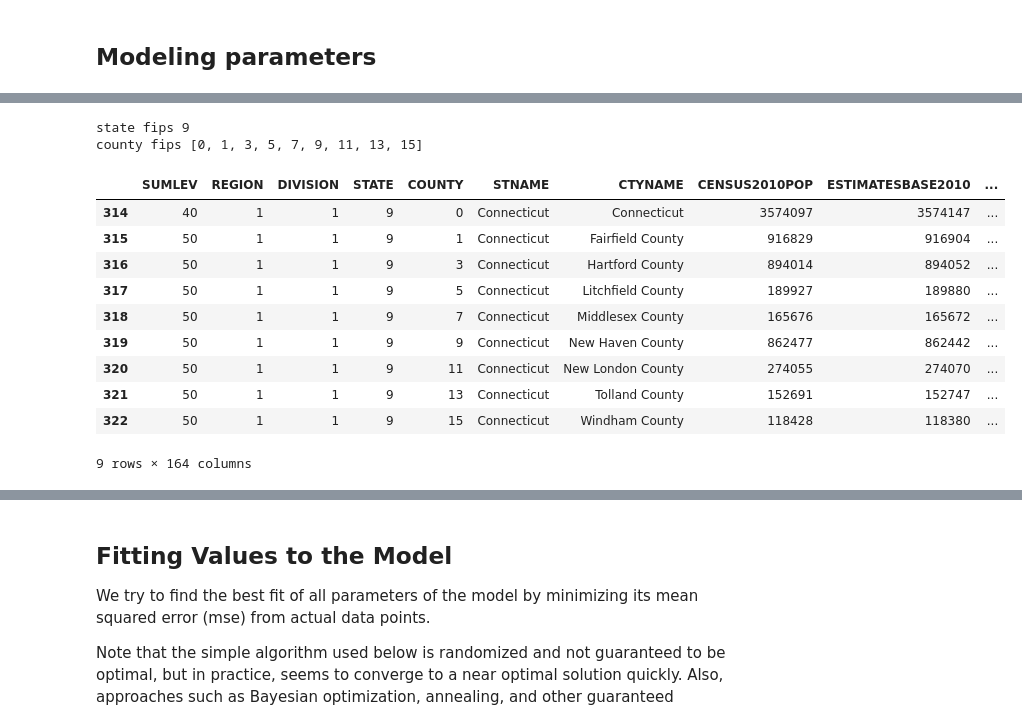
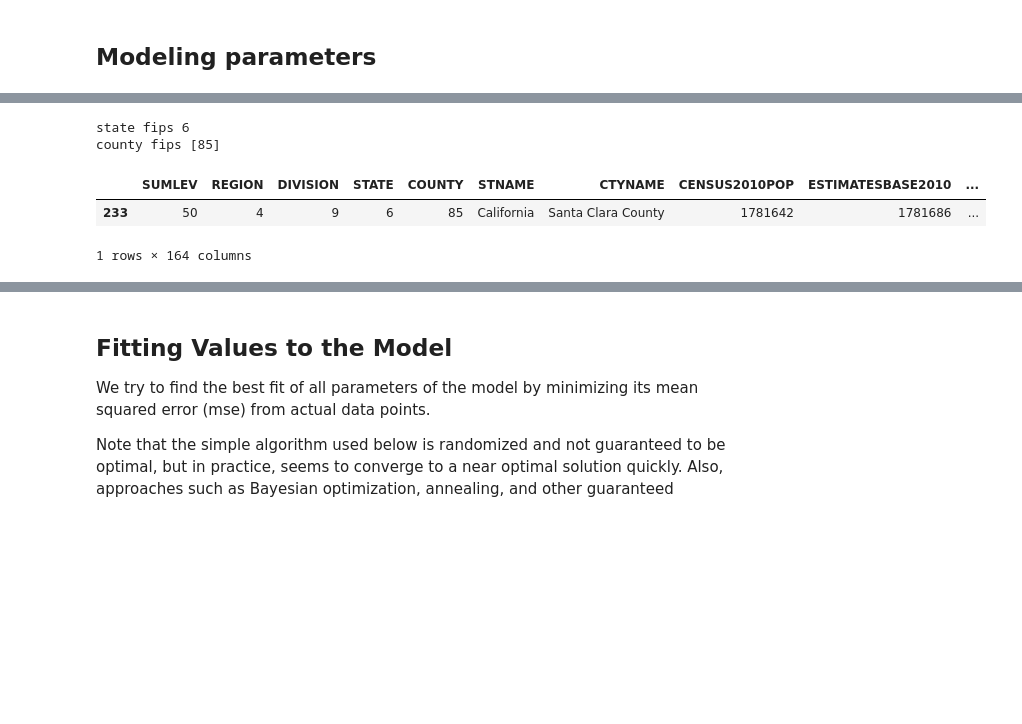
Before and after one commit to bkungfoo/covid19_models, a Jupyter notebook: sir_modeling.ipynb, the cells around one changed output, grey strips where cells are left out. Drawn from its saved outputs; the diff is of its cells as text; code cells hidden in the pictures; blank space fills up the shorter version.

```diff
--- a/sir_modeling.ipynb
+++ b/sir_modeling.ipynb
@@ -153,29 +156,22 @@ If Country is not US, this will fetch a country's total stats:
 # %%
 # Example on looking up state and county FIPS
 
-lookup_df = datastore.county_census_df[(datastore.county_census_df.STNAME == 'Connecticut')
-#                             & (datastore.county_census_df.CTYNAME.isin([
-#                                  'Osage County',
-#                                  'Rogers County',
-#                                  'Tulsa County',
+lookup_df = datastore.county_census_df[(datastore.county_census_df.STNAME == 'California')
+                            & (datastore.county_census_df.CTYNAME.isin([
+                                 'Santa Clara County',
+#                                  'Madera County',
+#                                 'Tuolumne County'
+# #                                  'Tulsa County',
 #                                  'Wagoner County',
-#                             ]))
+                            ]))
 ]
 print('state fips', lookup_df['STATE'].iloc[0])
 print('county fips', lookup_df['COUNTY'].tolist())
 lookup_df
 # %% [output]
-state fips 9
-county fips [0, 1, 3, 5, 7, 9, 11, 13, 15]
+state fips 6
+county fips [85]
 |  | SUMLEV | REGION | DIVISION | STATE | COUNTY | STNAME | CTYNAME | CENSUS2010POP | ESTIMATESBASE2010 | ... |
-| 314 | 40 | 1 | 1 | 9 | 0 | Connecticut | Connecticut | 3574097 | 3574147 | ... |
-| 315 | 50 | 1 | 1 | 9 | 1 | Connecticut | Fairfield County | 916829 | 916904 | ... |
-| 316 | 50 | 1 | 1 | 9 | 3 | Connecticut | Hartford County | 894014 | 894052 | ... |
-| 317 | 50 | 1 | 1 | 9 | 5 | Connecticut | Litchfield County | 189927 | 189880 | ... |
-| 318 | 50 | 1 | 1 | 9 | 7 | Connecticut | Middlesex County | 165676 | 165672 | ... |
-| 319 | 50 | 1 | 1 | 9 | 9 | Connecticut | New Haven County | 862477 | 862442 | ... |
-| 320 | 50 | 1 | 1 | 9 | 11 | Connecticut | New London County | 274055 | 274070 | ... |
-| 321 | 50 | 1 | 1 | 9 | 13 | Connecticut | Tolland County | 152691 | 152747 | ... |
-| 322 | 50 | 1 | 1 | 9 | 15 | Connecticut | Windham County | 118428 | 118380 | ... |
+| 233 | 50 | 4 | 9 | 6 | 85 | California | Santa Clara County | 1781642 | 1781686 | ... |
-9 rows × 164 columns
+1 rows × 164 columns
 # %%
```
Also changed, not shown: parts of 9 cells of this notebook, 5 other files.
